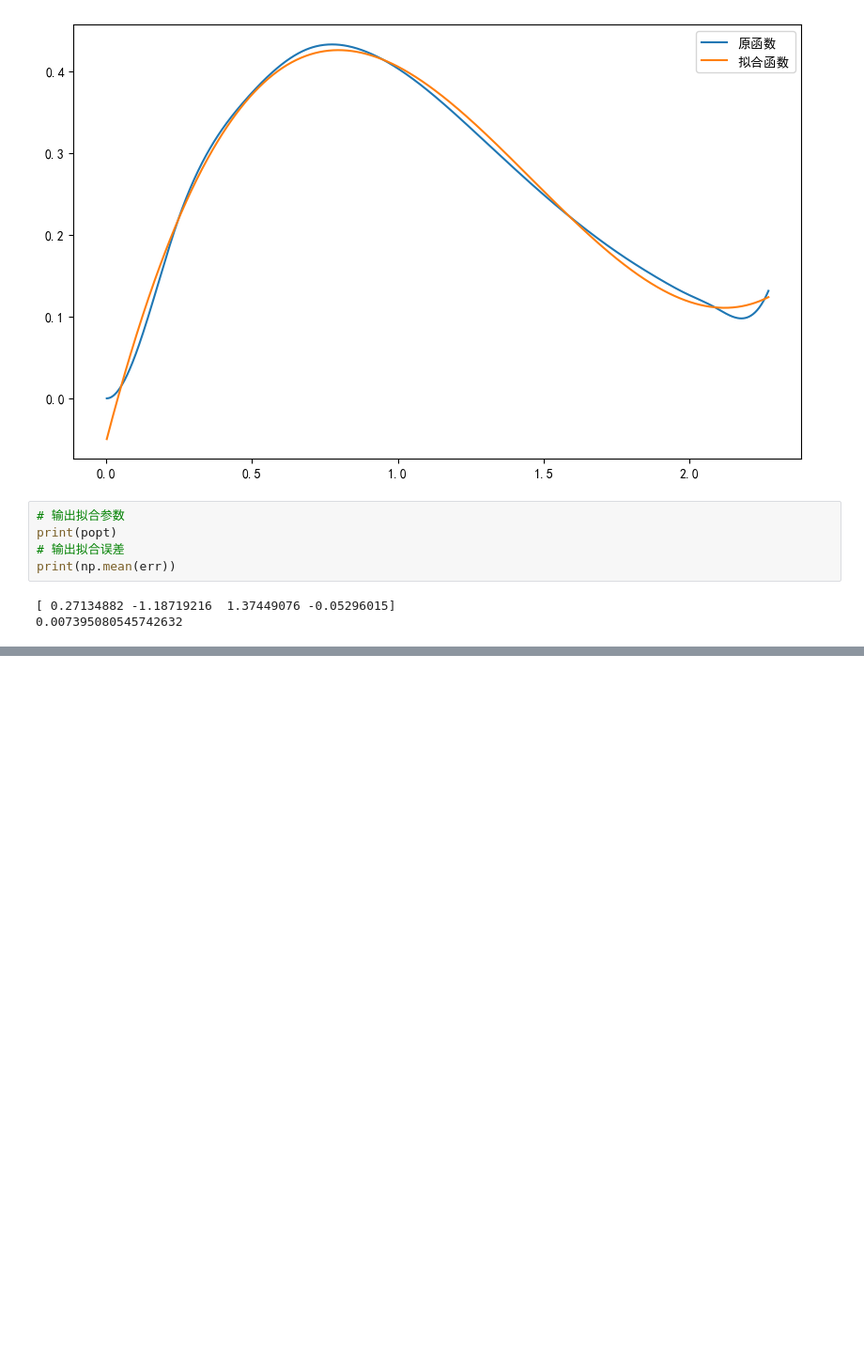
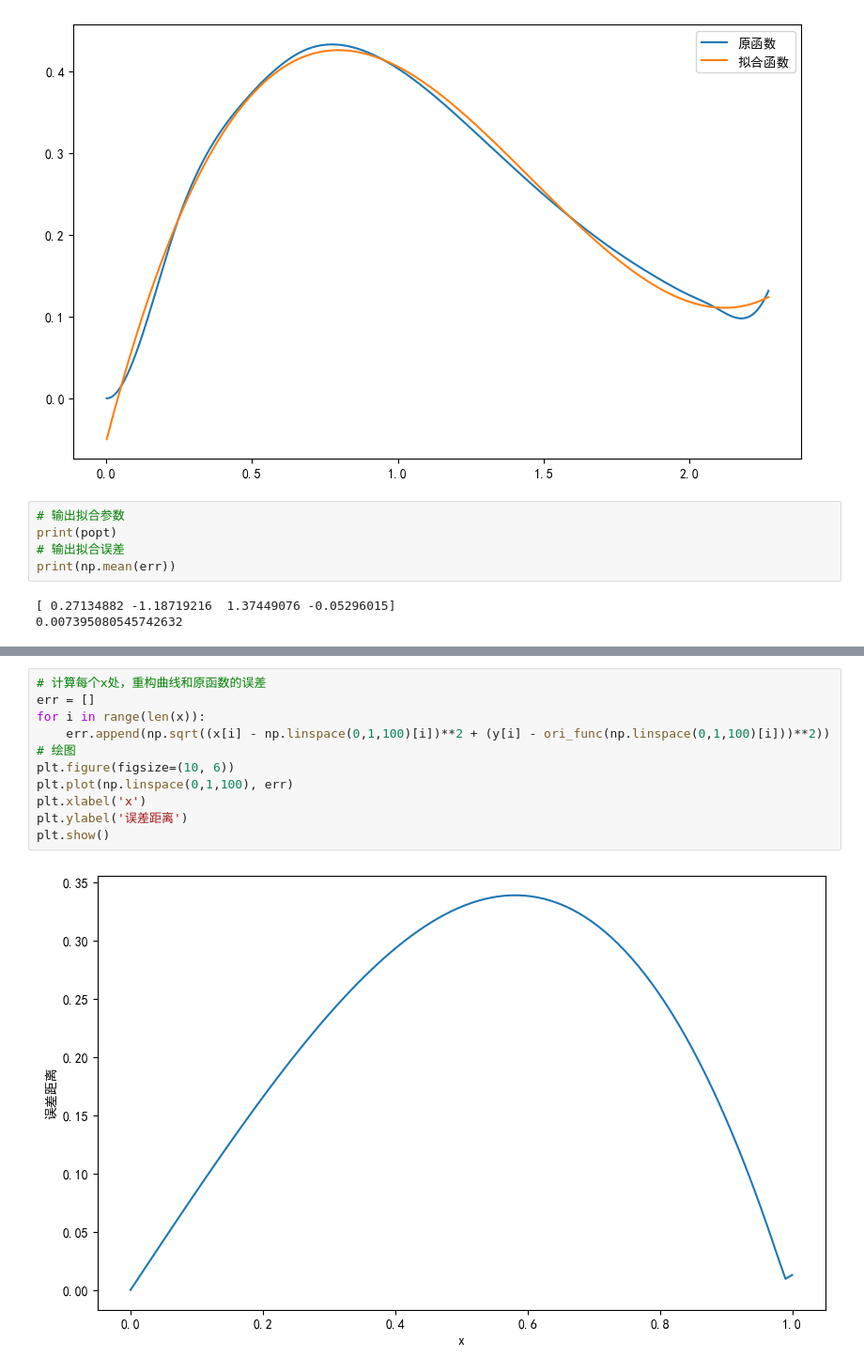
Before and after one commit to JesterHey/2024------, a Jupyter notebook: q3.ipynb, the cells around one changed output, grey strips where cells are left out. Shown: that part at 94% size. Saved outputs shown, nothing was run; the diff lists cells and outputs as text; blank space fills up the shorter version.

```diff
--- a/q3.ipynb
+++ b/q3.ipynb
@@ -293,0 +253,13 @@ plt.show()
+# %%
+# 计算每个x处，重构曲线和原函数的误差
+err = []
+for i in range(len(x)):
+    err.append(np.sqrt((x[i] - np.linspace(0,1,100)[i])**2 + (y[i] - ori_func(np.linspace(0,1,100)[i]))**2))
+# 绘图
+plt.figure(figsize=(10, 6))
+plt.plot(np.linspace(0,1,100), err)
+plt.xlabel('x')
+plt.ylabel('误差距离')
+plt.show()
+# %% [output]
+[figure, added]
```
Also changed, not shown: parts of 5 cells of this notebook, 4 other files.
